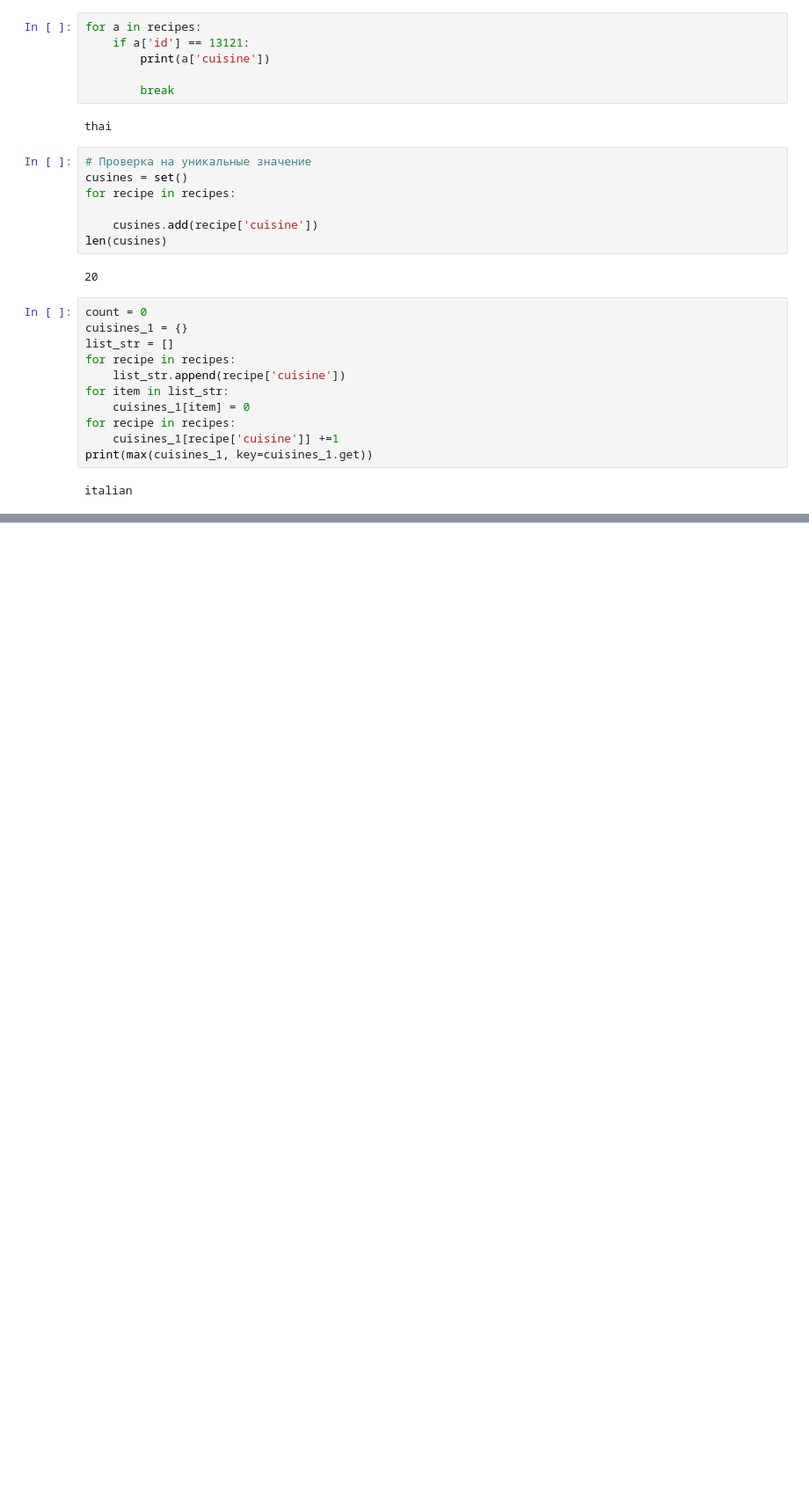
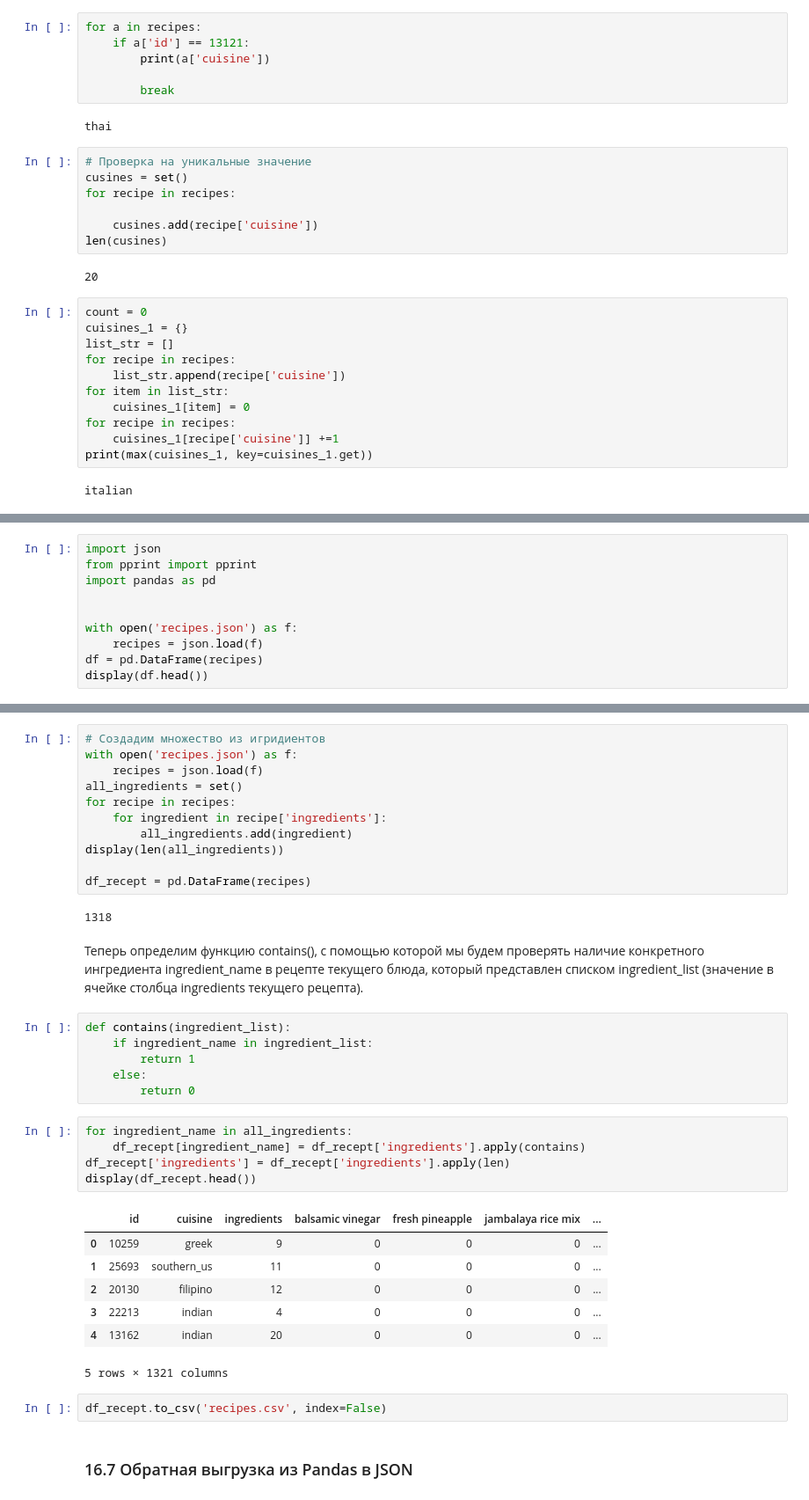
Before and after one commit to g1dcs/sf_hw_g1dcs, a Jupyter notebook: skillfactory/PY_16 Как выгружать/Как_выгружать_данные.ipynb, the cells around one changed output, grey strips where cells are left out. Shown at 88% size. Saved outputs shown, nothing was run; the diff lists cells and outputs as text; blank space fills up the shorter version.

```diff
--- a/skillfactory/PY_16 Как выгружать/Как_выгружать_данные.ipynb
+++ b/skillfactory/PY_16 Как выгружать/Как_выгружать_данные.ipynb
@@ -324,0 +327,10 @@ italian
+# %%
+import json
+from pprint import pprint
+import pandas as pd
+
+
+with open('recipes.json') as f:
+    recipes = json.load(f)
+df = pd.DataFrame(recipes)
+display(df.head())
@@ -324,0 +355,38 @@ italian
+# %%
+# Создадим множество из игридиентов
+with open('recipes.json') as f:
+    recipes = json.load(f)
+all_ingredients = set()
+for recipe in recipes:
+    for ingredient in recipe['ingredients']:
+        all_ingredients.add(ingredient)
+display(len(all_ingredients))
+
+df_recept = pd.DataFrame(recipes)
+# %% [output]
+1318
+# %% [markdown]
+Теперь определим функцию contains(), с помощью которой мы будем проверять наличие конкретного ингредиента ingredient_name в рецепте текущего блюда, который представлен списком ingredient_list (значение в ячейке столбца ingredients текущего рецепта).
+# %%
+def contains(ingredient_list):
+    if ingredient_name in ingredient_list:
+        return 1
+    else:
+        return 0
+# %%
+for ingredient_name in all_ingredients:
+    df_recept[ingredient_name] = df_recept['ingredients'].apply(contains)
+df_recept['ingredients'] = df_recept['ingredients'].apply(len)
+display(df_recept.head())
+# %% [output]
+|  | id | cuisine | ingredients | balsamic vinegar | fresh pineapple | jambalaya rice mix | ... |
+| 0 | 10259 | greek | 9 | 0 | 0 | 0 | ... |
+| 1 | 25693 | southern_us | 11 | 0 | 0 | 0 | ... |
+| 2 | 20130 | filipino | 12 | 0 | 0 | 0 | ... |
+| 3 | 22213 | indian | 4 | 0 | 0 | 0 | ... |
+| 4 | 13162 | indian | 20 | 0 | 0 | 0 | ... |
+5 rows × 1321 columns
+# %%
+df_recept.to_csv('recipes.csv', index=False)
+# %% [markdown]
+### 16.7 Обратная выгрузка из Pandas в JSON
```
Also changed, not shown: parts of 15 cells of this notebook, 7 other files.
